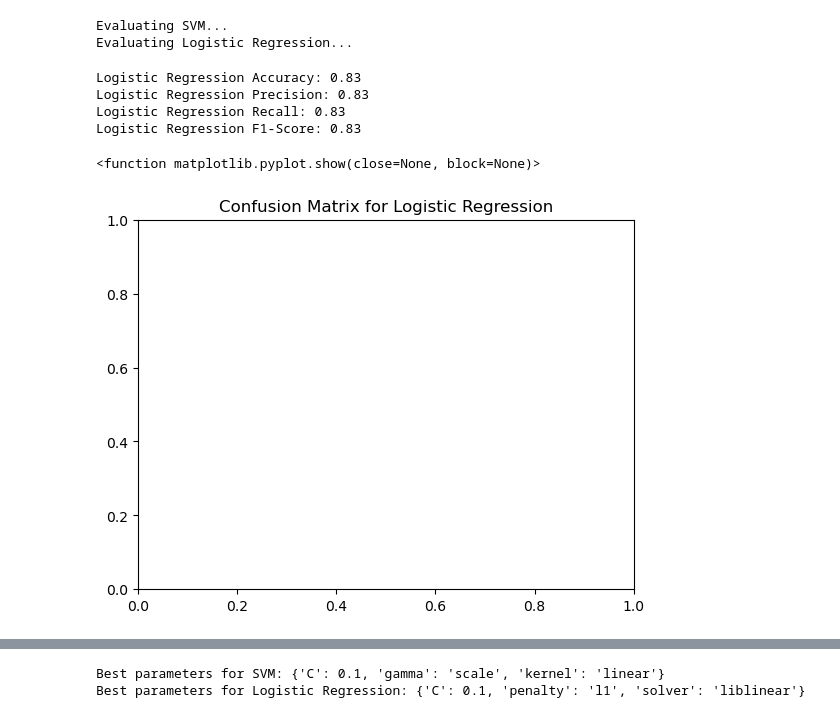
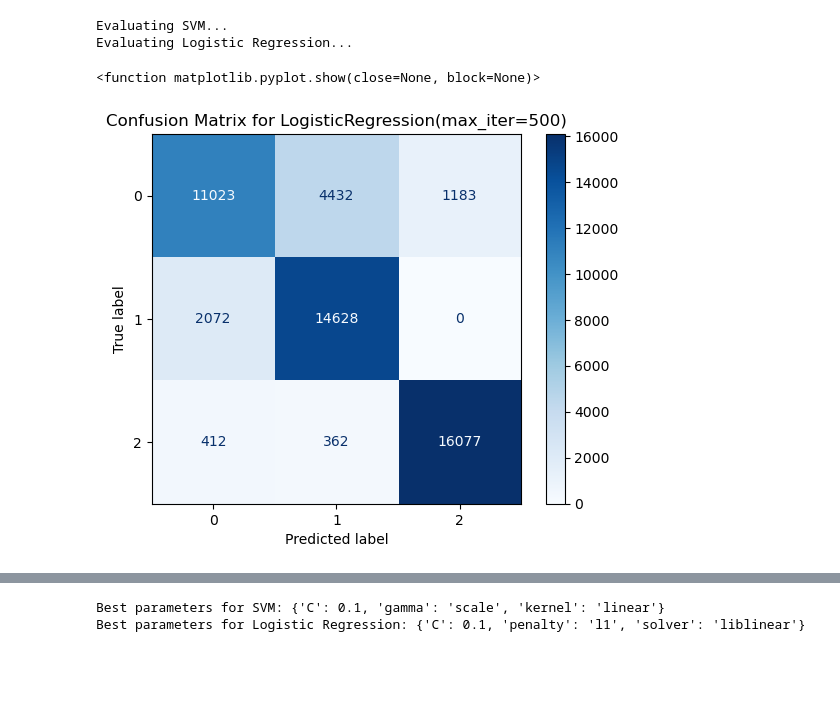
Before and after one commit to naghambarari/Twitter_Emotion_Classification, a Jupyter notebook: classification/Dara.ipynb, the cells around one changed output, grey strips where cells are left out. Drawn from its saved outputs; the diff is of its cells as text; code cells hidden in the pictures; blank space fills up the shorter version.

```diff
--- a/classification/Dara.ipynb
+++ b/classification/Dara.ipynb
@@ -346,21 +345,10 @@ else:
-# %%
-#Display Metrics
-print(f"{model_name} Accuracy: {accuracy:.2f}")
-print(f"{model_name} Precision: {precision:.2f}")
-print(f"{model_name} Recall: {recall:.2f}")
-print(f"{model_name} F1-Score: {f1:.2f}")
-if auc_roc is not None:
-    print(f"{model_name} Auc_ROC: {auc_roc:.2f}")
-# %% [output]
-Logistic Regression Accuracy: 0.83
-Logistic Regression Precision: 0.83
-Logistic Regression Recall: 0.83
-Logistic Regression F1-Score: 0.83
 # %%
-#Confusion Matrix
+#Confusion Matrix for logistic regression
 conf_matrix= confusion_matrix(y_test, y_pred)
-plt.title(f"Confusion Matrix for {model_name}")
+disp=ConfusionMatrixDisplay(confusion_matrix=conf_matrix, display_labels=np.unique(y))
+disp.plot(cmap=plt.cm.Blues)
+plt.title(f"Confusion Matrix for {logreg}")
 plt.show
 # %% [output]
 <function matplotlib.pyplot.show(close=None, block=None)>
-[figure, old version]
+[figure, new version]
```
Also changed, not shown: parts of 6 cells of this notebook.
